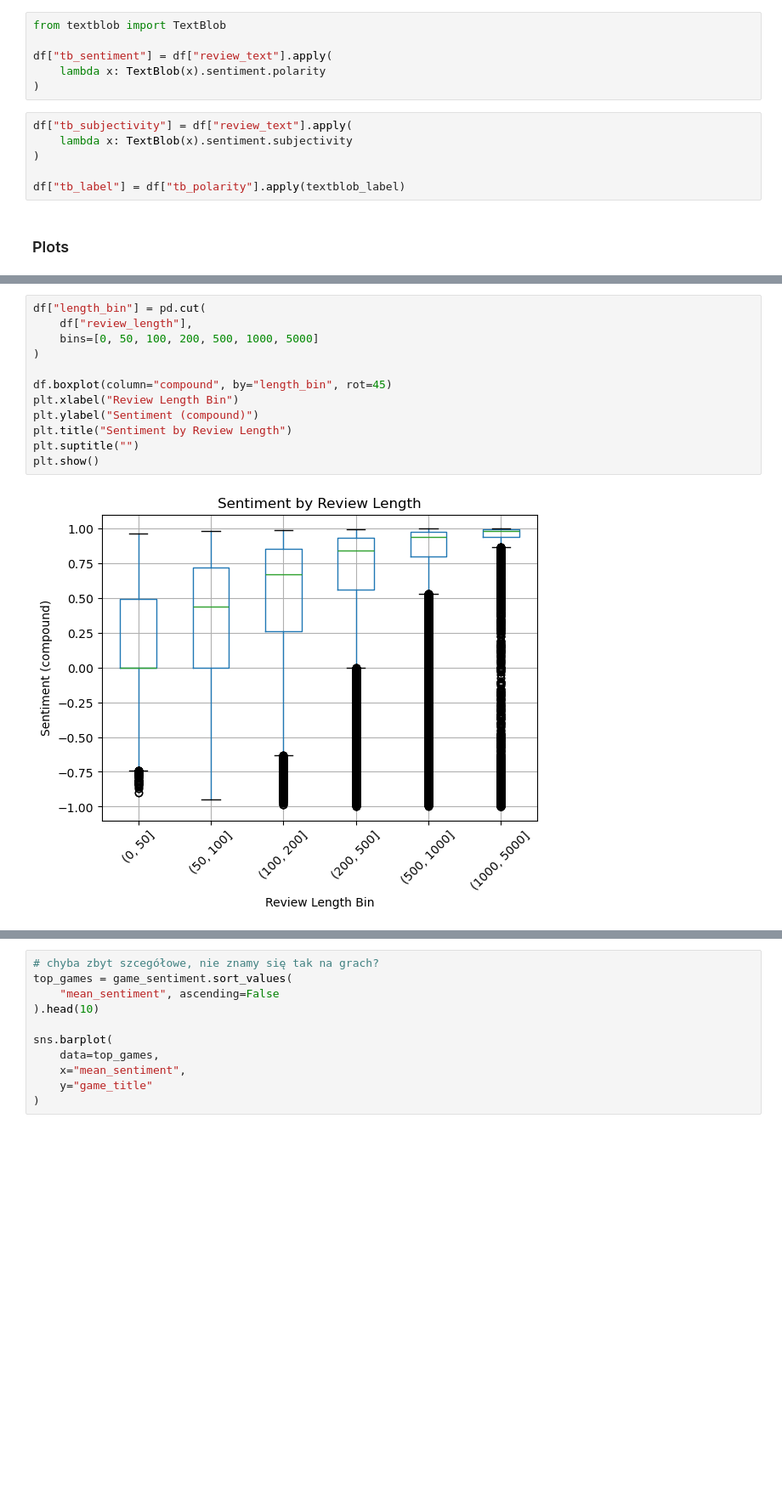
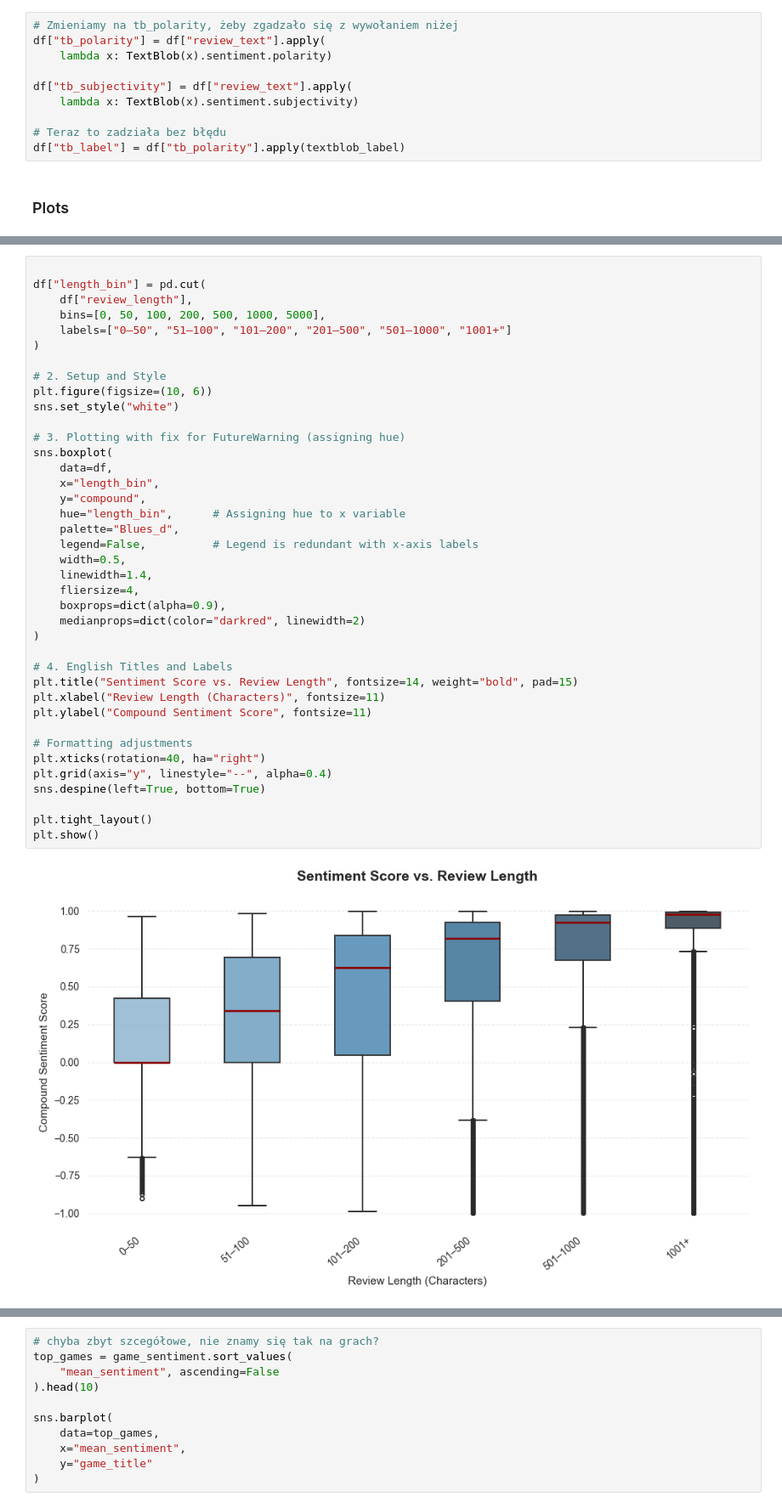
Before and after one commit to Ziverael/BoadGameSentimentAnalysis, a Jupyter notebook: analysis/analysis_2.ipynb, the cells around one changed output, grey strips where cells are left out. Shown at 85% size. Saved outputs shown, nothing was run; the diff lists cells and outputs as text; blank space fills up the shorter version.

```diff
--- a/analysis/analysis_2.ipynb
+++ b/analysis/analysis_2.ipynb
@@ -348,16 +288,14 @@ df["sentiment_scores"] = df["review_text"].apply(sia.polarity_scores)
 df["compound"] = df["sentiment_scores"].apply(lambda x: x["compound"])
 df["sentiment_label"] = df["compound"].apply(vader_label)
 # %%
-from textblob import TextBlob
+# Zmieniamy na tb_polarity, żeby zgadzało się z wywołaniem niżej
+df["tb_polarity"] = df["review_text"].apply(
+    lambda x: TextBlob(x).sentiment.polarity)
 
-df["tb_sentiment"] = df["review_text"].apply(
-    lambda x: TextBlob(x).sentiment.polarity
-)
+df["tb_subjectivity"] = df["review_text"].apply(
+    lambda x: TextBlob(x).sentiment.subjectivity)
+
+# Teraz to zadziała bez błędu
+df["tb_label"] = df["tb_polarity"].apply(textblob_label)
-# %%
-df["tb_subjectivity"] = df["review_text"].apply(
-    lambda x: TextBlob(x).sentiment.subjectivity
-)
-
-df["tb_label"] = df["tb_polarity"].apply(textblob_label)
 # %% [markdown]
 ### Plots
@@ -500,17 +548,44 @@ sns.boxplot(data=df, x="is_owner", y="compound")
 # %%
+
 df["length_bin"] = pd.cut(
     df["review_length"],
-    bins=[0, 50, 100, 200, 500, 1000, 5000]
+    bins=[0, 50, 100, 200, 500, 1000, 5000],
+    labels=["0–50", "51–100", "101–200", "201–500", "501–1000", "1001+"]
 )
 
-df.boxplot(column="compound", by="length_bin", rot=45)
-plt.xlabel("Review Length Bin")
-plt.ylabel("Sentiment (compound)")
-plt.title("Sentiment by Review Length")
-plt.suptitle("")
+# 2. Setup and Style
+plt.figure(figsize=(10, 6))
+sns.set_style("white")
+
+# 3. Plotting with fix for FutureWarning (assigning hue)
+sns.boxplot(
+    data=df,
+    x="length_bin",
+    y="compound",
+    hue="length_bin",      # Assigning hue to x variable
+    palette="Blues_d",
+    legend=False,          # Legend is redundant with x-axis labels
+    width=0.5,
+    linewidth=1.4,
+    fliersize=4,
+    boxprops=dict(alpha=0.9),
+    medianprops=dict(color="darkred", linewidth=2)
+)
+
+# 4. English Titles and Labels
+plt.title("Sentiment Score vs. Review Length", fontsize=14, weight="bold", pad=15)
+plt.xlabel("Review Length (Characters)", fontsize=11)
+plt.ylabel("Compound Sentiment Score", fontsize=11)
+
+# Formatting adjustments
+plt.xticks(rotation=40, ha="right")
+plt.grid(axis="y", linestyle="--", alpha=0.4)
+sns.despine(left=True, bottom=True)
+
+plt.tight_layout()
 plt.show()
 # %% [output]
-[figure, old version]
+[figure, new version]
 # %%
 sns.boxplot(
     data=df,
```
Also changed, not shown: parts of 37 cells of this notebook.
